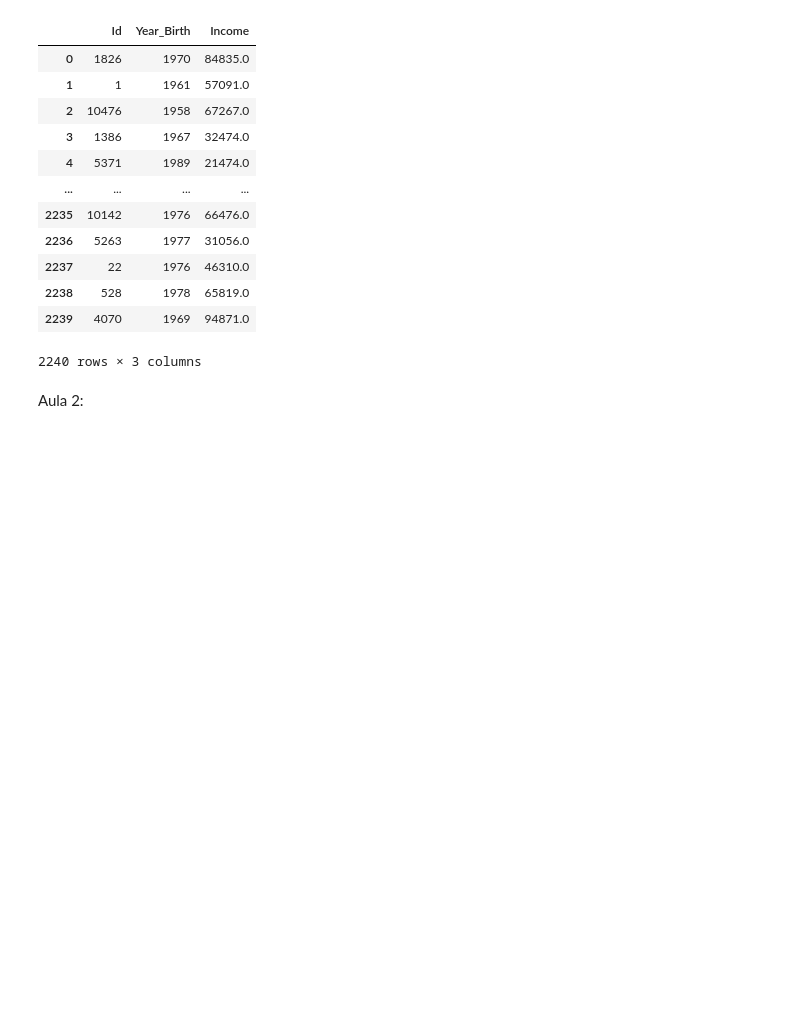
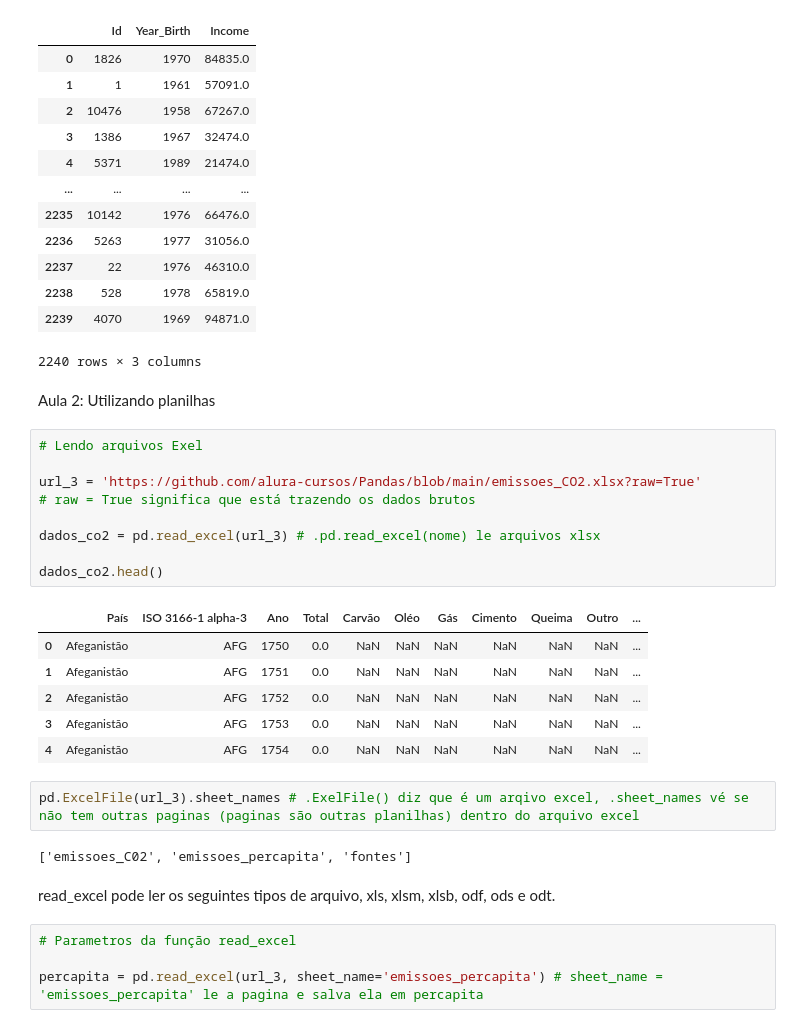
Before and after one commit to Aragao05/Python-para-DataScience-from-Alura, a Jupyter notebook: Pandas/Pandas IO Trabalhando com diferentes formas de arquivos/Pandas IO.ipynb, the cells around one changed output. Drawn from its saved outputs; the diff is of its cells as text; blank space fills up the shorter version.

Commit message:
Aula 2 Pandas IO
Termino da aula 1 e resoolução dos exercicios, começo da aula 2

```diff
--- a/Pandas/Pandas IO Trabalhando com diferentes formas de arquivos/Pandas IO.ipynb
+++ b/Pandas/Pandas IO Trabalhando com diferentes formas de arquivos/Pandas IO.ipynb
@@ -106,4 +106,30 @@ clientes_mercado
 | 2239 | 4070 | 1969 | 94871.0 |
 2240 rows × 3 columns
 # %% [markdown]
-Aula 2:
+Aula 2: Utilizando planilhas
+# %%
+# Lendo arquivos Exel
+
+url_3 = 'https://github.com/alura-cursos/Pandas/blob/main/emissoes_CO2.xlsx?raw=True'
+# raw = True significa que está trazendo os dados brutos
+
+dados_co2 = pd.read_excel(url_3) # .pd.read_excel(nome) le arquivos xlsx
+
+dados_co2.head()
+# %% [output]
+|  | País | ISO 3166-1 alpha-3 | Ano | Total | Carvão | Oléo | Gás | Cimento | Queima | Outro | ... |
+| 0 | Afeganistão | AFG | 1750 | 0.0 | NaN | NaN | NaN | NaN | NaN | NaN | ... |
+| 1 | Afeganistão | AFG | 1751 | 0.0 | NaN | NaN | NaN | NaN | NaN | NaN | ... |
+| 2 | Afeganistão | AFG | 1752 | 0.0 | NaN | NaN | NaN | NaN | NaN | NaN | ... |
+| 3 | Afeganistão | AFG | 1753 | 0.0 | NaN | NaN | NaN | NaN | NaN | NaN | ... |
+| 4 | Afeganistão | AFG | 1754 | 0.0 | NaN | NaN | NaN | NaN | NaN | NaN | ... |
+# %%
+pd.ExcelFile(url_3).sheet_names # .ExelFile() diz que é um arqivo excel, .sheet_names vé se não tem outras paginas (paginas são outras planilhas) dentro do arquivo excel
+# %% [output]
+['emissoes_C02', 'emissoes_percapita', 'fontes']
+# %% [markdown]
+read_excel pode ler os seguintes tipos de arquivo, xls, xlsm, xlsb, odf, ods e odt.
+# %%
+# Parametros da função read_excel
+
+percapita = pd.read_excel(url_3, sheet_name='emissoes_percapita') # sheet_name = 'emissoes_percapita' le a pagina e salva ela em percapita
```
Also changed, not shown: parts of 9 cells of this notebook, 2 other files.
